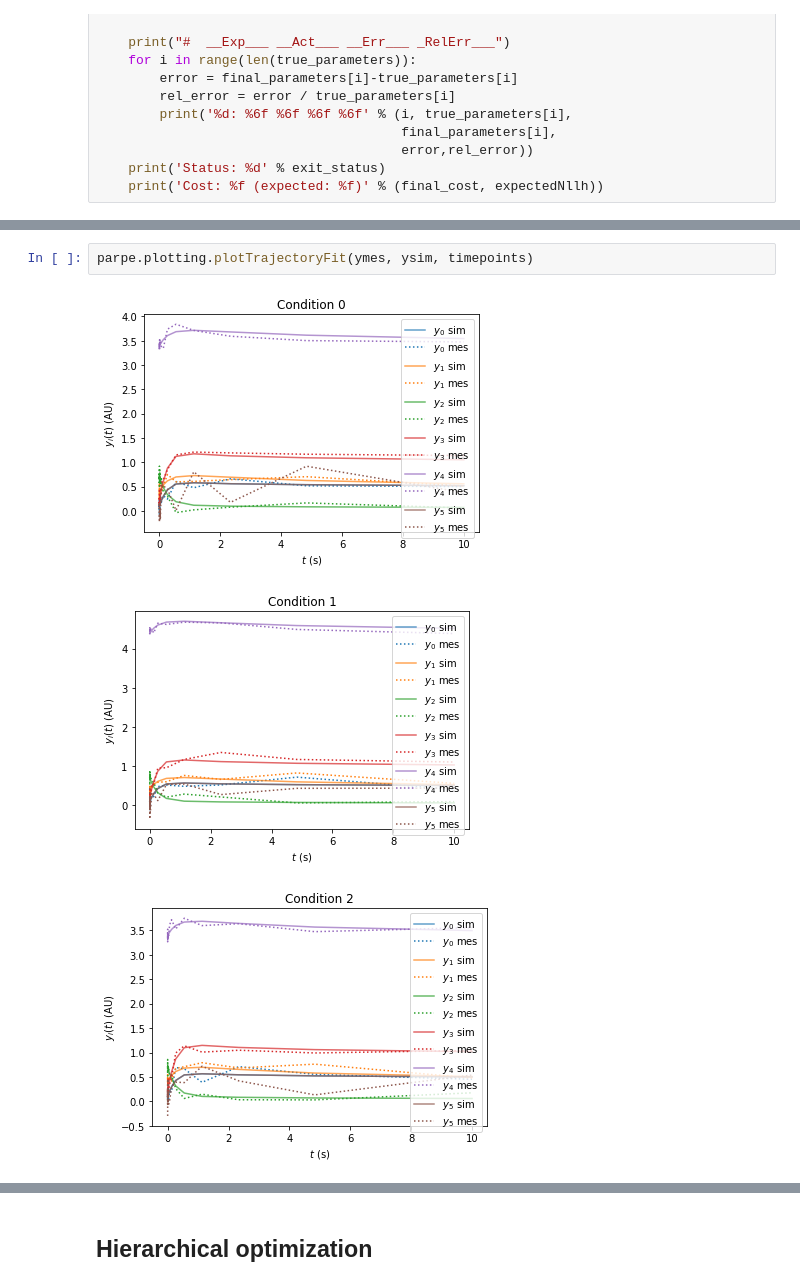
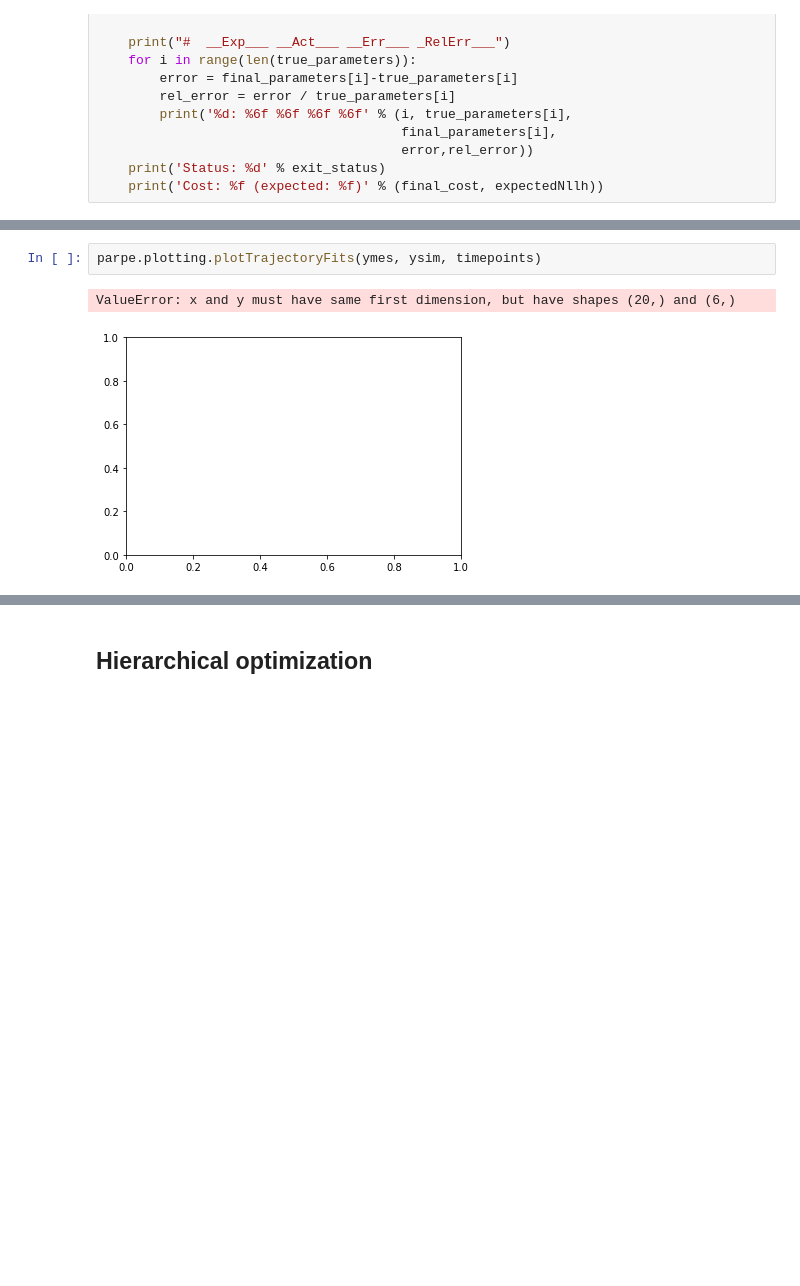
Before and after one commit to ICB-DCM/parPE, a Jupyter notebook: amici/examples/steadystate/parpeExampleSteadystate.ipynb, the cells around one changed output, grey strips where cells are left out. Cells and saved outputs as stored; diff of their text form; blank space fills up the shorter version.

```diff
--- a/amici/examples/steadystate/parpeExampleSteadystate.ipynb
+++ b/amici/examples/steadystate/parpeExampleSteadystate.ipynb
@@ -369,6 +265,5 @@ parpe.plotting.plotCorrelation(ymes, ysim)
 # %%
-parpe.plotting.plotTrajectoryFit(ymes, ysim, timepoints)
+parpe.plotting.plotTrajectoryFits(ymes, ysim, timepoints)
 # %% [output]
+ValueError: x and y must have same first dimension, but have shapes (20,) and (6,)
-[figure, old version]
+[figure, new version]
-[figure, removed]
-[figure, removed]
```
Also changed, not shown: parts of 12 cells of this notebook, 3 other files.
